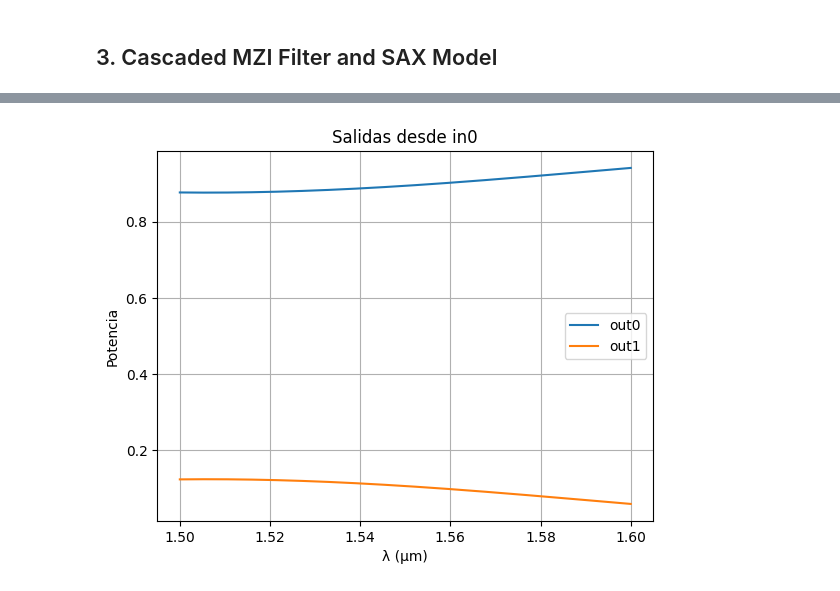
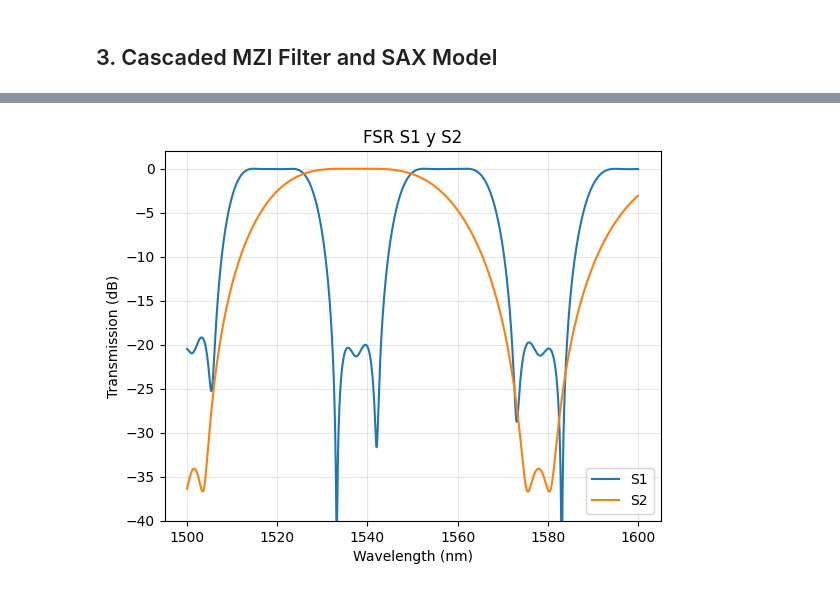
Before and after one commit to davidalcarria/pic-upv-lab5-finalproject, a Jupyter notebook: final_project.ipynb, the cells around one changed output, grey strips where cells are left out. Drawn from its saved outputs; the diff is of its cells as text; code cells hidden in the pictures.

```diff
--- a/final_project.ipynb
+++ b/final_project.ipynb
@@ -346,50 +341,60 @@ S2, info = sax.circuit(
     },
 )
 # %%
-delta_L = lambda_c/neff_TE0[0]
-L1 = 10
-L2 = L1 + delta_L
+lambda_0 = 1.55
+ng = ng_TE
+neff = neff_TE0[0]
+
+#FSR de 40nm y de 80nm
+dL_s1 = (lambda_0**2) / (ng * 0.040)
+dL_s2 = dL_s1 / 2
+
+Lpi = lambda_0 / (2 * neff)
+Lpi_05 = 0.5 * Lpi
+
+L1 = 8.014
 # %%
-wl = np.linspace(1.50, 1.60, 2000)  # µm
+wl = np.linspace(1.50, 1.6, 2000)  # µm
 S1_block = S1(wl=wl,
        c1 = {"coupling":0.5},
        c2 = {"coupling":0.17},
        c3 = {"coupling":0.23},
        c4 = {"coupling":0.05},
 
-       w1_u = {"wl":wl, "neff":neff_TE0[0], "length": L1},
-       w1_d = {"wl":wl, "neff":neff_TE0[0], "length": L2},
+       w1_u = {"wl":wl, "n1": n1_TE, "n2": n2_TE, "n3": neff_TE0[0], "length": L1},
+       w1_d = {"wl":wl, "n1": n1_TE, "n2": n2_TE, "n3": neff_TE0[0], "length": L1 + dL_s1},
 
-       w2_u = {"wl":wl, "neff":neff_TE0[0], "length": 2 * L2},
-       w2_d = {"wl":wl, "neff":neff_TE0[0], "length": 2 * L1},
+       w2_u = {"wl":wl, "n1": n1_TE, "n2": n2_TE, "n3": neff_TE0[0], "length": 2 * (L1 + dL_s1)},
+       w2_d = {"wl":wl, "n1": n1_TE, "n2": n2_TE, "n3": neff_TE0[0], "length": 2 * L1},
 
-       w3_u = {"wl":wl, "neff":neff_TE0[0], "length": 2 * L2},
-       w3_d = {"wl":wl, "neff":neff_TE0[0], "length": 2 * L1 + np.pi} ,
+       w3_u = {"wl":wl, "n1": n1_TE, "n2": n2_TE, "n3": neff_TE0[0], "length": 2 * (L1 + dL_s1)},
+       w3_d = {"wl":wl, "n1": n1_TE, "n2": n2_TE, "n3": neff_TE0[0], "length": 2 * L1 + Lpi} ,
        )
 
 S2_block = S2(wl=wl,
        c1 = {"coupling":0.5},
        c2 = {"coupling":0.3},
        c3 = {"coupling":0.05},
 
-       w1_u = {"wl":wl, "neff":neff_TE0[0], "length": L1},
-       w1_d = {"wl":wl, "neff":neff_TE0[0], "length": L2},
+       w1_u = {"wl":wl, "n1": n1_TE, "n2": n2_TE, "n3": neff_TE0[0], "length": L1},
+       w1_d = {"wl":wl, "n1": n1_TE, "n2": n2_TE, "n3": neff_TE0[0], "length": L1 + dL_s2},
 
-       w2_u = {"wl":wl, "neff":neff_TE0[0], "length": 2 * L2},
-       w2_d = {"wl":wl, "neff":neff_TE0[0], "length": 2 * L1},
+       w2_u = {"wl":wl, "n1": n1_TE, "n2": n2_TE, "n3": neff_TE0[0], "length": 2 * (L1 + dL_s2)},
+       w2_d = {"wl":wl, "n1": n1_TE, "n2": n2_TE, "n3": neff_TE0[0], "length": 2 * L1},
        )
 
-plt.figure()
+T0 = 10 * np.log10(np.abs(S1_block[('in0', 'out0')])**2)
+T1 = 10 * np.log10(np.abs(S2_block[('in0', 'out1')])**2)
 
-plt.plot(wl, np.abs(S1_block[('in1','out0')])**2, label="out0")
-plt.plot(wl, np.abs(S1_block[('in1','out1')])**2, label="out1")
+plt.plot(wl * 1000, T0, label="S1")
+plt.plot(wl * 1000, T1, label="S2")
 
-plt.xlabel("λ (µm)")
-plt.ylabel("Potencia")
-plt.title("Salidas desde in0")
+plt.xlabel("Wavelength (nm)")
+plt.ylabel("Transmission (dB)")
+plt.title("FSR S1 y S2")
+plt.ylim(-40, 2)
+plt.grid(True, alpha=0.3)
 plt.legend()
-plt.grid()
-
 plt.show()
 # %% [output]
-[figure, old version]
+[figure, new version]
```
Also changed, not shown: parts of 5 cells of this notebook.
